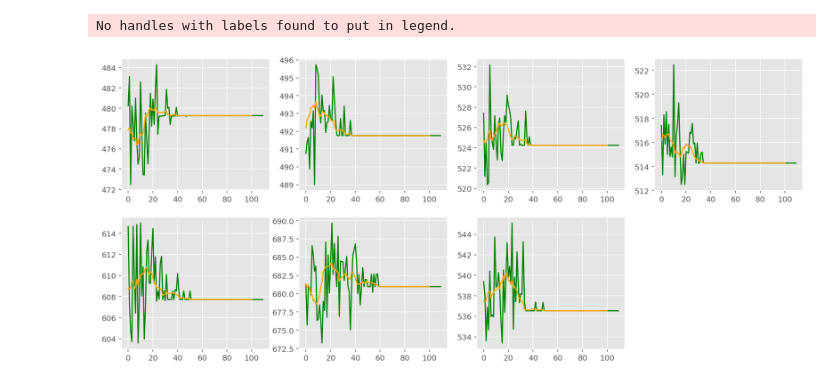
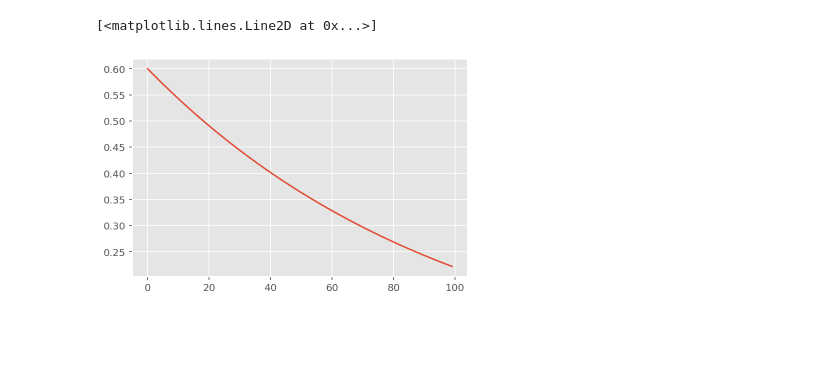
Before and after one commit to scespinoza/louisville-scooters, a Jupyter notebook: Training Curves.ipynb, the cells around one changed output. Cells and saved outputs as stored; diff of their text form; code cells hidden in the pictures; blank space fills up the shorter version.

```diff
--- a/Training Curves.ipynb
+++ b/Training Curves.ipynb
@@ -10,23 +10,6 @@ models = {}
 for  i, day in enumerate(['monday', 'tuesday', 'wednesday', 'thursday', 'friday', 'saturday', 'sunday']):
     with open('weights/{}_3.0.pickle'.format(day), 'rb') as file:
         models[day] = pickle.load(file)
-# %%
-import matplotlib.pyplot as plt
-import numpy as np
-
-plt.style.use('ggplot')
-
-n = 10
-fig, ax = plt.subplots(2, 4, figsize=(16, 7))
-for i, day in enumerate(['monday', 'tuesday', 'wednesday', 'thursday', 'friday', 'saturday', 'sunday']):
-    ax.flatten()[i].plot(models[day].history['rewards'], label='episode rewards', color='green')
-    moving_loss = np.convolve(models[day].history['rewards'], np.ones((n,))/n, mode='valid')
-    ax.flatten()[i].plot(moving_loss, label='moving rewards', color='orange')
-plt.legend()
-ax.flatten()[-1].remove()
-# %% [output]
-No handles with labels found to put in legend.
-[figure, removed]
 # %%
 fig, ax = plt.subplots(figsize=(10, 7))
 n = 24
@@ -34,3 +17,10 @@ ax.plot(model.history['batch_loss'], label='batch loss')
 moving_loss = np.convolve(model.history['batch_loss'], np.ones((n,))/n, mode='valid')
 ax.plot(moving_loss, label='moving loss', color='orange')
 plt.legend()
+# %%
+x = np.arange(100)
+e = 0.6 * (0.99**x)
+plt.plot(x, e)
+# %% [output]
+[<matplotlib.lines.Line2D at 0x...>]
+[figure, added]
```
Also changed, not shown: 1 other file.
